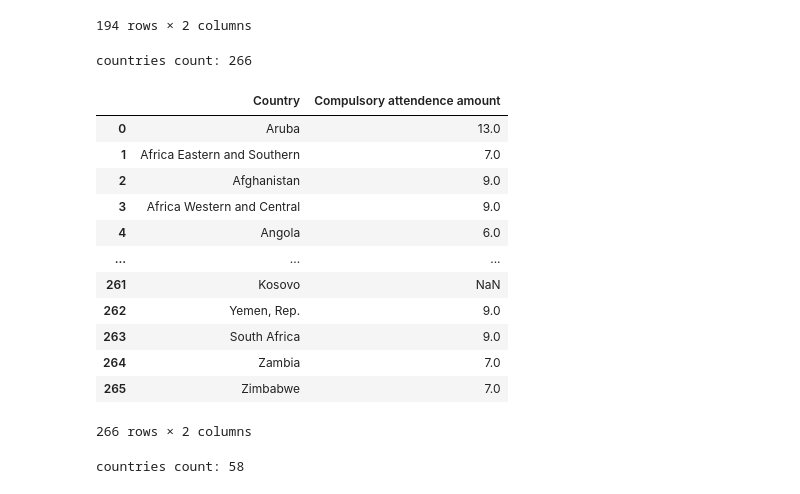
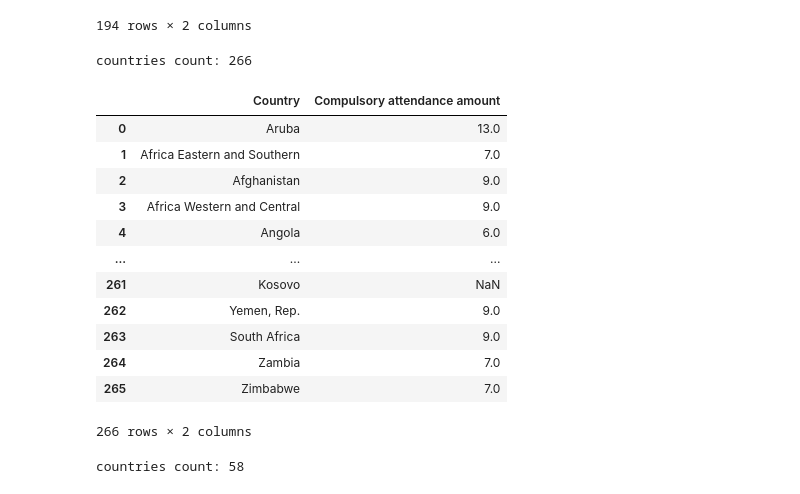
Before and after one commit to ITWSDataScience/EducationEconomicFactorsInDifferentCountriesGroup1Fall2021, a Jupyter notebook: synthesize_data_sources.ipynb, the cells around one changed output. Cells and saved outputs as stored; diff of their text form; code cells hidden in the pictures.

Commit message:
Fix misspelling of "attendance"
Fix misspelling of "attendance" in synthesized data and data directory

```diff
--- a/synthesize_data_sources.ipynb
+++ b/synthesize_data_sources.ipynb
@@ -41,29 +41,29 @@ countries count: 194
 # %%
 # USE THIS FOR WORLD BANK DATA
 
-compulsory_attendence_duration = pd.read_csv("data/education/attendence/compulsory_duration.csv", skiprows = 3)
-compulsory_attendence_duration = compulsory_attendence_duration.drop(["Country Code", "Indicator Name", "Indicator Code"], axis = "columns")
+compulsory_attendance_duration = pd.read_csv("data/education/attendance/compulsory_duration.csv", skiprows = 3)
+compulsory_attendance_duration = compulsory_attendance_duration.drop(["Country Code", "Indicator Name", "Indicator Code"], axis = "columns")
 
-print("countries count:", len(compulsory_attendence_duration["Country Name"].unique()))
+print("countries count:", len(compulsory_attendance_duration["Country Name"].unique()))
 
-replacement_df = pd.DataFrame(columns = ["Country", "Compulsory attendence amount"])
-for country in compulsory_attendence_duration["Country Name"].unique():
-    sub = compulsory_attendence_duration[compulsory_attendence_duration["Country Name"] == country]
+replacement_df = pd.DataFrame(columns = ["Country", "Compulsory attendance amount"])
+for country in compulsory_attendance_duration["Country Name"].unique():
+    sub = compulsory_attendance_duration[compulsory_attendance_duration["Country Name"] == country]
 
     col = len(sub.values[0]) - 2
     while col > 1 and str(sub.values[0, col]) == "nan":
         col = col - 1
 
     replacement_df.loc[len(replacement_df.index)] = [country, sub.values[0, col]]
 
-compulsory_attendence_duration = replacement_df
+compulsory_attendance_duration = replacement_df
 
-all_data_frames.append(compulsory_attendence_duration)
+all_data_frames.append(compulsory_attendance_duration)
 
-compulsory_attendence_duration
+compulsory_attendance_duration
 # %% [output]
 countries count: 266
-|  | Country | Compulsory attendence amount |
+|  | Country | Compulsory attendance amount |
 | 0 | Aruba | 13.0 |
 | 1 | Africa Eastern and Southern | 7.0 |
 | 2 | Afghanistan | 9.0 |
```
Also changed, not shown: parts of 2 cells of this notebook, 3 other files.
